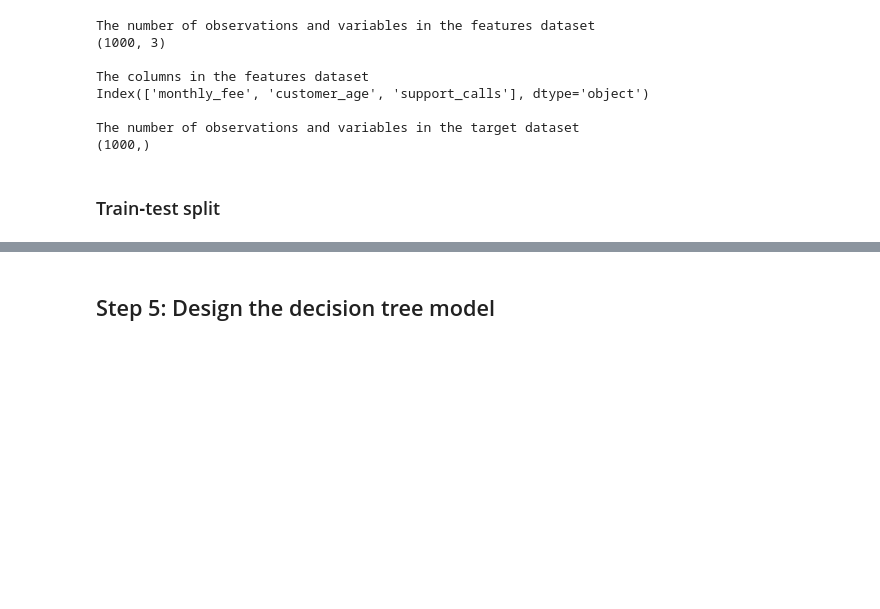
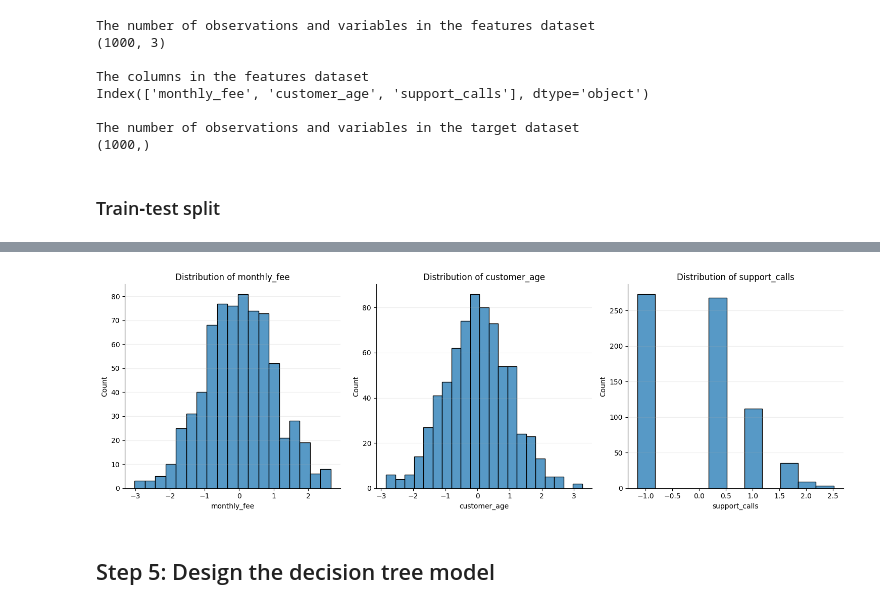
Before and after one commit to course-files/RegressionAndClassification, a Jupyter notebook: 1a_decision_tree.ipynb, the cells around one changed output, grey strips where cells are left out. Cells and saved outputs as stored; diff of their text form; code cells hidden in the pictures; blank space fills up the shorter version.

```diff
--- a/1a_decision_tree.ipynb
+++ b/1a_decision_tree.ipynb
@@ -504,3 +707,23 @@ X_train, X_test, y_train, y_test = train_test_split(
+# %%
+# Confirmation
+
+feature_cols = X_train.columns.tolist()
+df_yeojohnson = pd.DataFrame(X_train_yeojohnson, columns=feature_cols)
+n_cols = 3
+n_rows = (len(feature_cols) // n_cols) + (1 if len(feature_cols) % n_cols else 0)
+
+plt.figure(figsize=(15, 5 * n_rows))
+for i, col in enumerate(feature_cols, 1):
+    plt.subplot(n_rows, n_cols, i)
+    sns.histplot(data=df_yeojohnson, x=col)
+    sns.despine(right=True, top=True)
+    plt.title(f'Distribution of {col}')
+    plt.grid(axis='y', alpha=0.2)
+    plt.grid(axis='x', visible=False)
+plt.tight_layout()  # Adjust spacing
+plt.show()
+# %% [output]
+[figure, added]
 # %% [markdown]
 ## Step 5: Design the decision tree model
 # %% [markdown]
```
Also changed, not shown: parts of 52 cells of this notebook, 3 other files.
